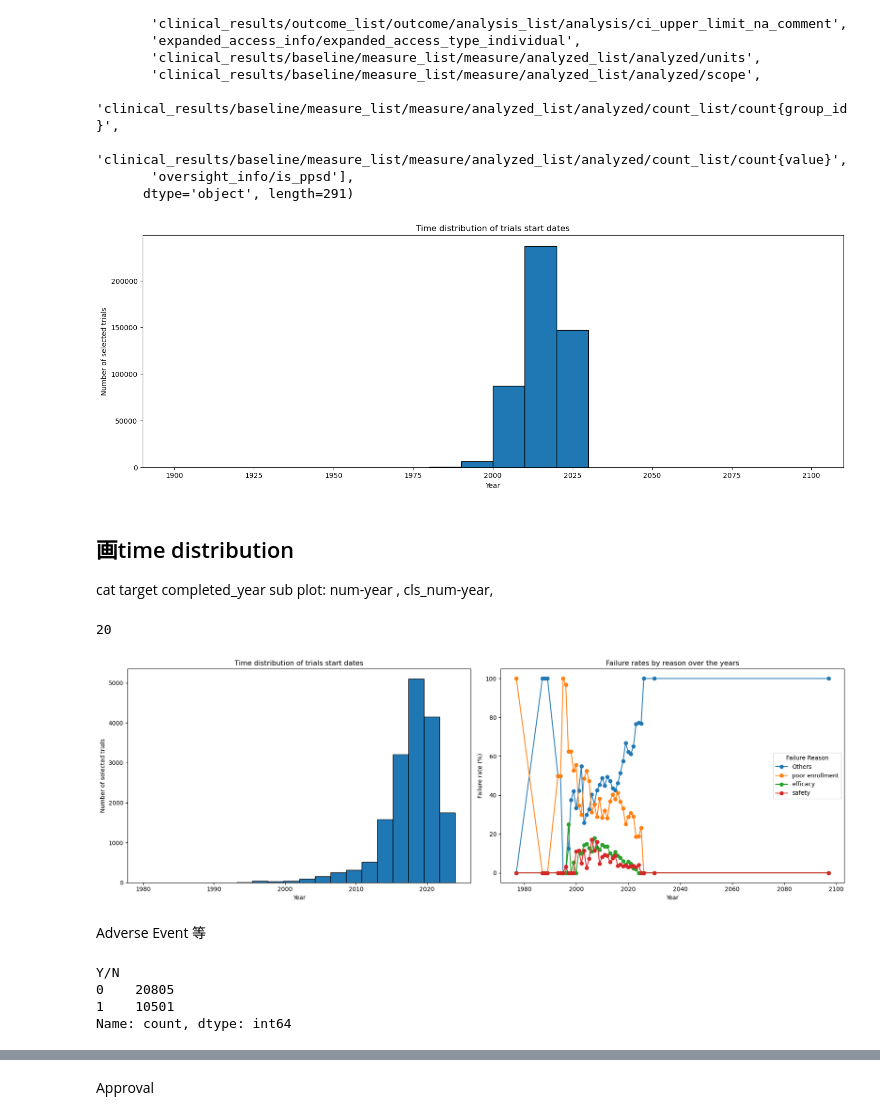
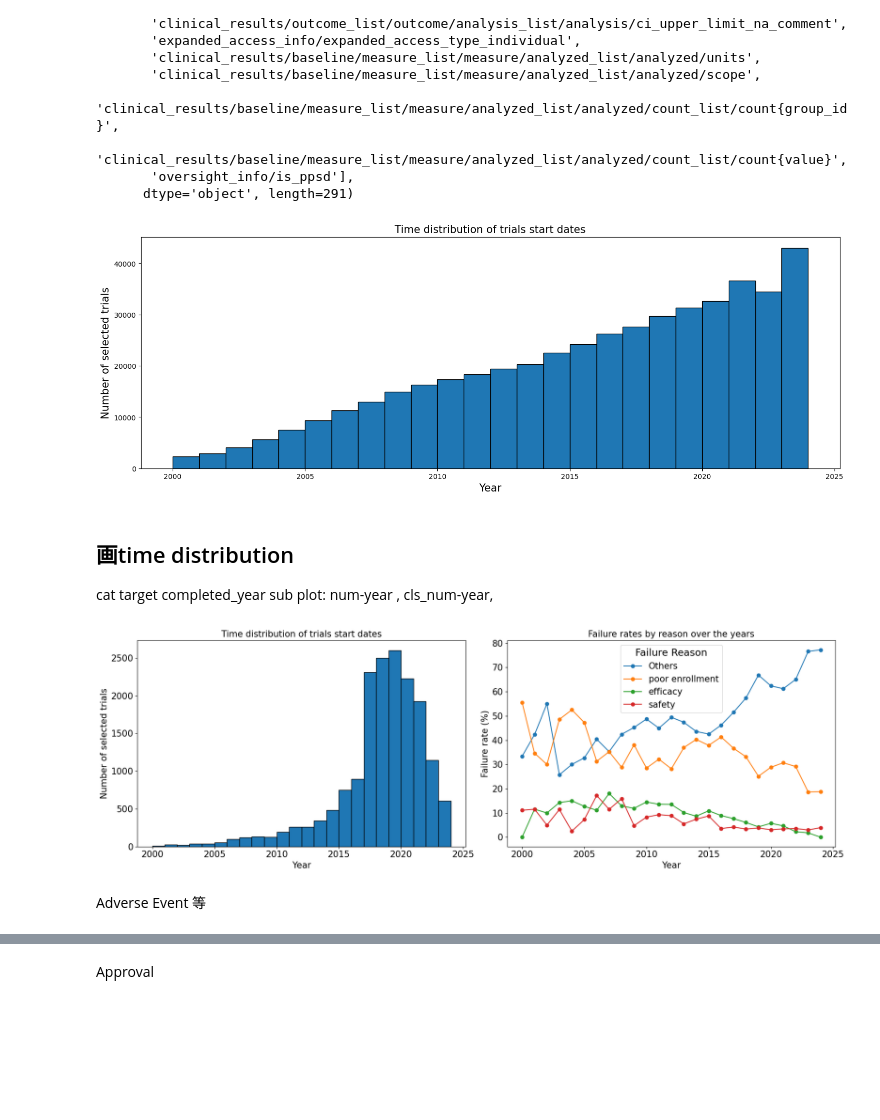
Before and after one commit to huyjj/Clinical, a Jupyter notebook: draw_analayze_figure.ipynb, the cells around one changed output, grey strips where cells are left out. Cells and saved outputs as stored; diff of their text form; code cells hidden in the pictures; blank space fills up the shorter version.

Commit message:
Update data

```diff
--- a/draw_analayze_figure.ipynb
+++ b/draw_analayze_figure.ipynb
@@ -34,14 +35,15 @@ Index(['required_header/download_date', 'required_header/link_text',
 # %%
 plt.figure(figsize=(18, 6))
 
 year = pd.to_datetime(All_Ori['start_date'], errors='coerce').dt.year
-plt.hist(year.dropna(), bins=20, edgecolor='black') # 画直方图， 大于2024年的扔掉
-plt.xlabel('Year')
-plt.ylabel('Number of selected trials')
-plt.title('Time distribution of trials start dates')
+year = year[(year >= 2000) & (year <= 2024)]
+plt.hist(year.dropna(), bins=24, edgecolor='black') # 画直方图， 大于2024年的扔掉
+plt.xlabel('Year', fontsize=15)
+plt.ylabel('Number of selected trials', fontsize=15)
+plt.title('Time distribution of trials start dates', fontsize=15)
 plt.savefig(f'feature_fig/All_Time_distribution.png')
 # %% [output]
-[figure, old version]
+[figure, new version]
 # %% [markdown]
 ## 画time distribution
 
@@ -67,18 +69,18 @@ data = pd.concat([All_Ori.loc[yeary.index, ['start_date']], yeary], axis=1)
 data['start_date'] = pd.to_datetime(data['start_date'], errors='coerce')
 data['Year'] = data['start_date'].dt.year
 # %%
-sum(data['Year'] > 2024)
+data = data.loc[(data['Year'] >= 2000) & (data['Year'] <= 2024)]
-# %% [output]
-20
 # %%
 # 图A：时间分布直方图
 plt.figure(figsize=(18, 6))
 
 plt.subplot(1, 2, 1)
-plt.hist(data['Year'].dropna(),range=(1980, 2024), bins=20, edgecolor='black') # 画直方图， 大于2024年的扔掉
-plt.xlabel('Year')
-plt.ylabel('Number of selected trials')
-plt.title('Time distribution of trials start dates')
+plt.hist(data['Year'].dropna(),range=(2000, 2024), bins=24, edgecolor='black') # 画直方图， 大于2024年的扔掉
+plt.xlabel('Year', fontsize=15)
+plt.ylabel('Number of selected trials', fontsize=15)
+plt.xticks(fontsize=15)
+plt.yticks(fontsize=15)
+plt.title('Time distribution of trials start dates', fontsize=15)
 
 # 图B：成功率折线图
 # 假设成功率可以根据failure_reason来计算
@@ -91,10 +93,12 @@ for reason in failure_reasons:
 plt.subplot(1, 2, 2)
 for reason, rates in reason_rates.items():
     plt.plot(rates.index, rates.values, marker='o', label=reason)
-plt.xlabel('Year')
-plt.ylabel('Failure rate (%)')
-plt.title('Failure rates by reason over the years')
-plt.legend(title='Failure Reason')
+plt.xlabel('Year', fontsize=15)
+plt.ylabel('Failure rate (%)', fontsize=15)
+plt.xticks(fontsize=15)
+plt.yticks(fontsize=15)
+plt.title('Failure rates by reason over the years', fontsize=15)
+plt.legend(title='Failure Reason', fontsize=15, title_fontsize=17)
 # 图C：招募患者人数折线图
 # 假设每个试验招募患者数可以随机生成或通过其他方式获得
 # 这里使用随机生成示例数据
@@ -105,7 +109,7 @@ plt.tight_layout()
 plt.savefig(f'feature_fig/{task_name}_Time_distribution.png')
 plt.show()
 # %% [output]
-[figure, old version]
+[figure, new version]
 # %% [markdown]
 Adverse Event 等
 # %%
@@ -117,10 +121,3 @@ yeary = pd.concat([train_y, test_y], axis=0)
 data = pd.concat([All_Ori.loc[yeary.index, ['start_date']], yeary], axis=1)
 data['start_date'] = pd.to_datetime(data['start_date'], errors='coerce')
 data['Year'] = data['start_date'].dt.year
-# %%
-data['Y/N'].value_counts()
-# %% [output]
-Y/N
-0    20805
-1    10501
-Name: count, dtype: int64
```
Also changed, not shown: parts of 9 cells of this notebook, 6 other files.
